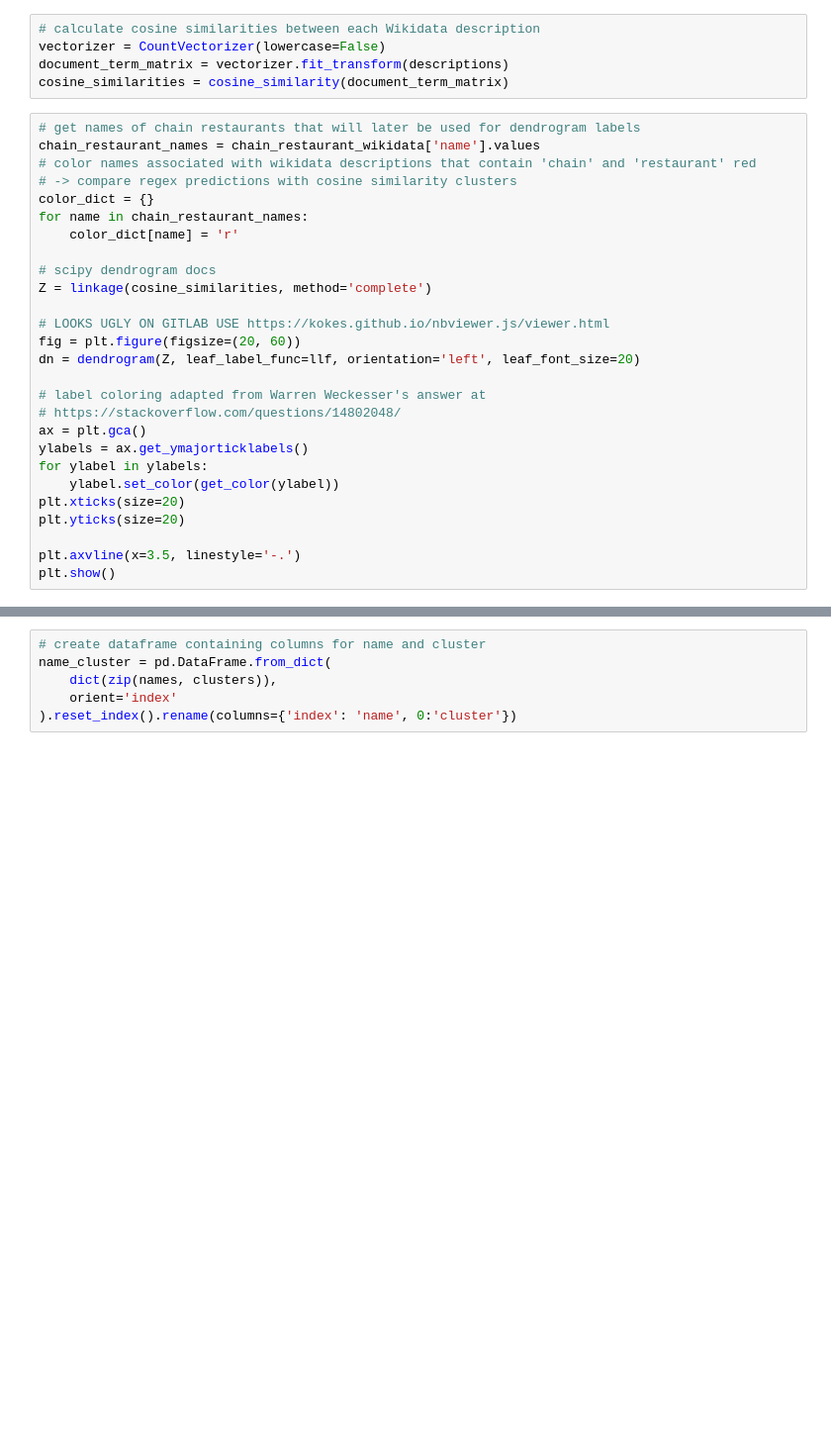
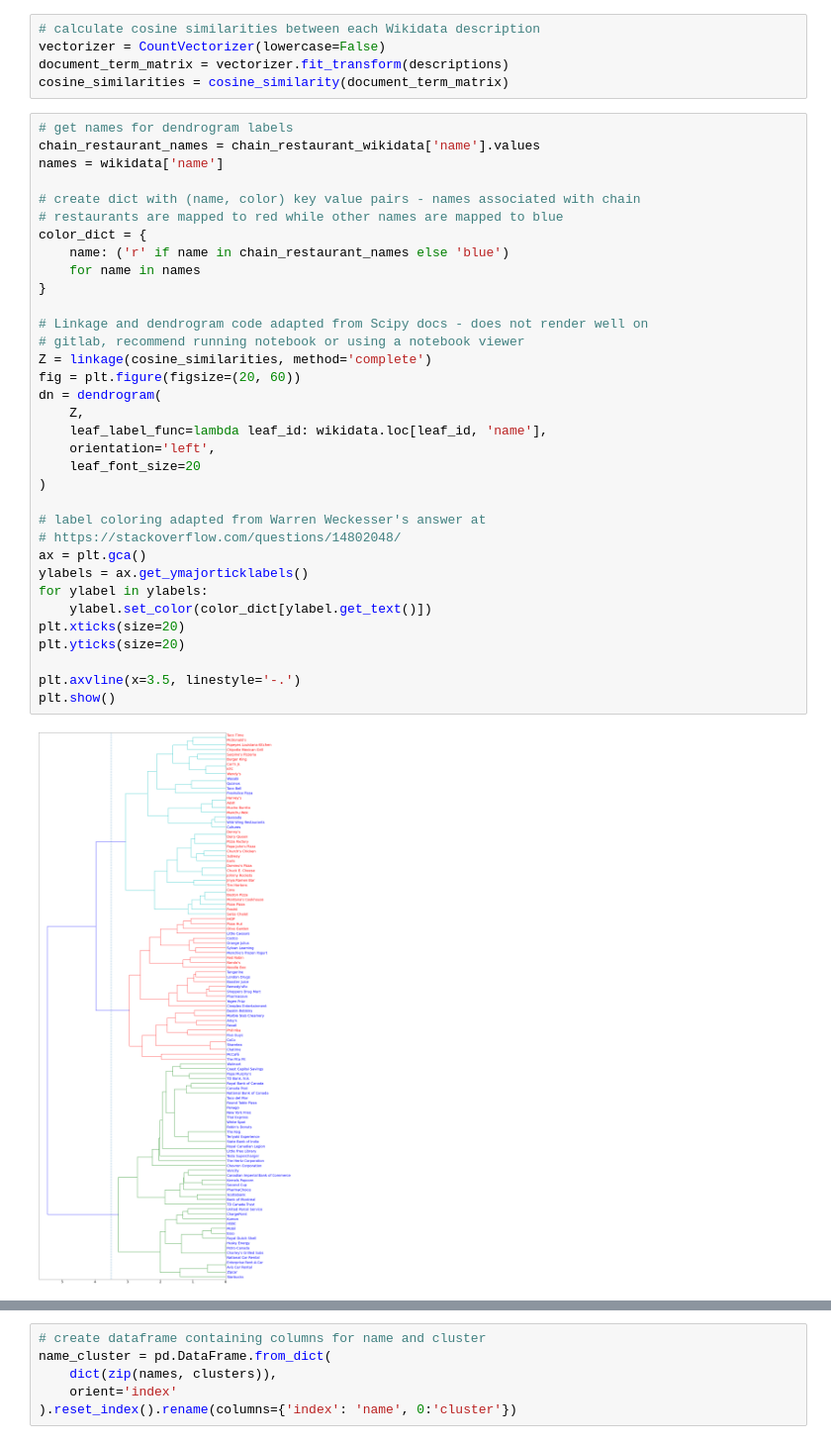
Before and after one commit to ys-lin14/cmpt-353-project, a Jupyter notebook: identify_chain_restaurants.ipynb, the cells around one changed output, grey strips where cells are left out. Shown at 99% size. Drawn from its saved outputs; the diff is of its cells as text; blank space fills up the shorter version.

Commit message:
remove llf and get_color functions, change dendrogram llf argument to lambda function, use color_dict for setting dendrogram label colors

```diff
--- a/identify_chain_restaurants.ipynb
+++ b/identify_chain_restaurants.ipynb
@@ -78,30 +60,39 @@ vectorizer = CountVectorizer(lowercase=False)
 document_term_matrix = vectorizer.fit_transform(descriptions)
 cosine_similarities = cosine_similarity(document_term_matrix)
 # %%
-# get names of chain restaurants that will later be used for dendrogram labels
+# get names for dendrogram labels
 chain_restaurant_names = chain_restaurant_wikidata['name'].values
-# color names associated with wikidata descriptions that contain 'chain' and 'restaurant' red
-# -> compare regex predictions with cosine similarity clusters
-color_dict = {}
-for name in chain_restaurant_names:
-    color_dict[name] = 'r'
+names = wikidata['name']
 
-# scipy dendrogram docs
+# create dict with (name, color) key value pairs - names associated with chain
+# restaurants are mapped to red while other names are mapped to blue
+color_dict = {
+    name: ('r' if name in chain_restaurant_names else 'blue')
+    for name in names
+}
+
+# Linkage and dendrogram code adapted from Scipy docs - does not render well on
+# gitlab, recommend running notebook or using a notebook viewer
 Z = linkage(cosine_similarities, method='complete')
-
-# LOOKS UGLY ON GITLAB USE https://kokes.github.io/nbviewer.js/viewer.html
 fig = plt.figure(figsize=(20, 60))
-dn = dendrogram(Z, leaf_label_func=llf, orientation='left', leaf_font_size=20)
+dn = dendrogram(
+    Z,
+    leaf_label_func=lambda leaf_id: wikidata.loc[leaf_id, 'name'],
+    orientation='left',
+    leaf_font_size=20
+)
 
 # label coloring adapted from Warren Weckesser's answer at
 # https://stackoverflow.com/questions/14802048/
 ax = plt.gca()
 ylabels = ax.get_ymajorticklabels()
 for ylabel in ylabels:
-    ylabel.set_color(get_color(ylabel))
+    ylabel.set_color(color_dict[ylabel.get_text()])
 plt.xticks(size=20)
 plt.yticks(size=20)
 
 plt.axvline(x=3.5, linestyle='-.')
 plt.show()
+# %% [output]
+[figure, added]
 # %%
```
Also changed, not shown: parts of 8 cells of this notebook.
